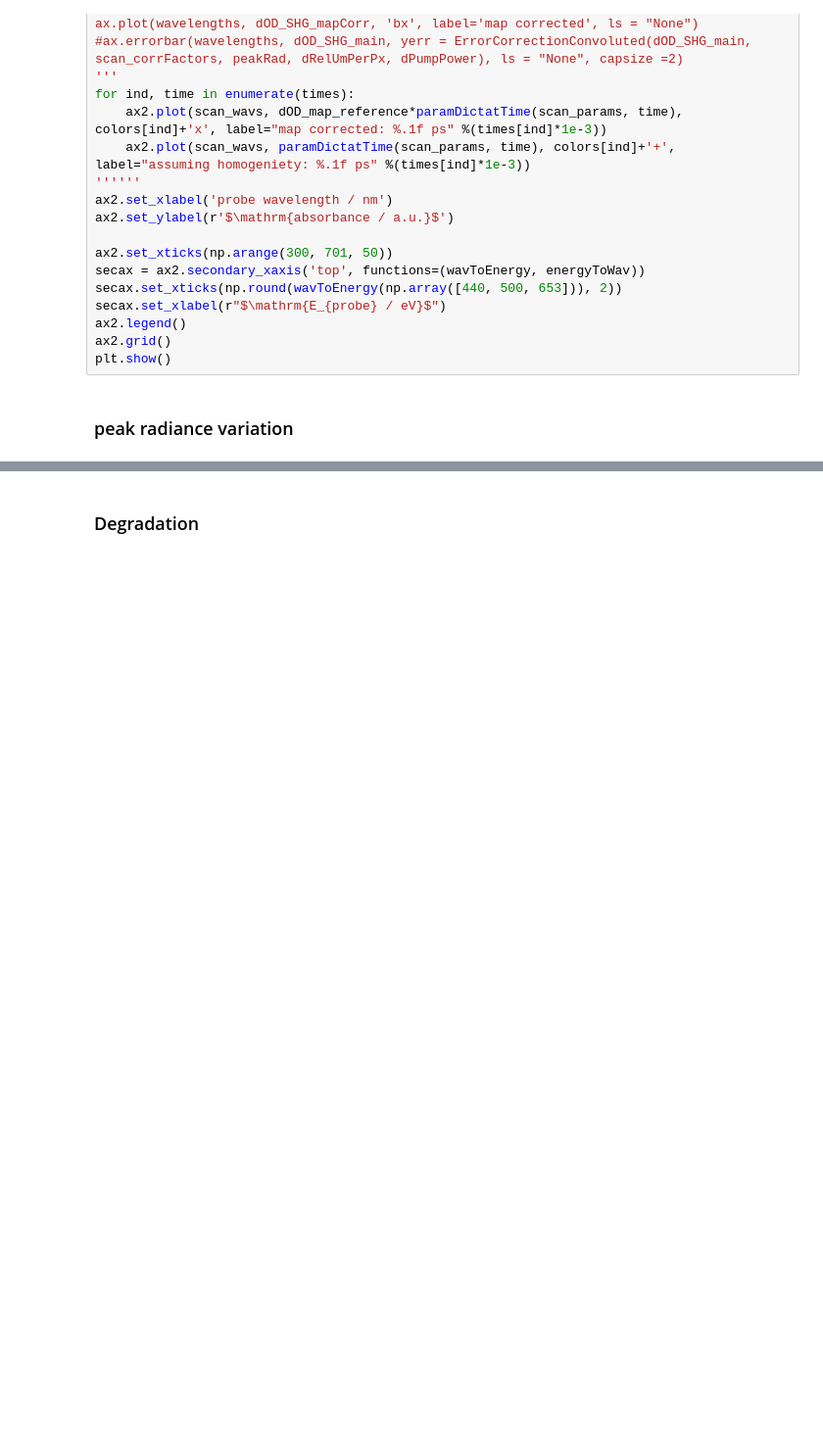
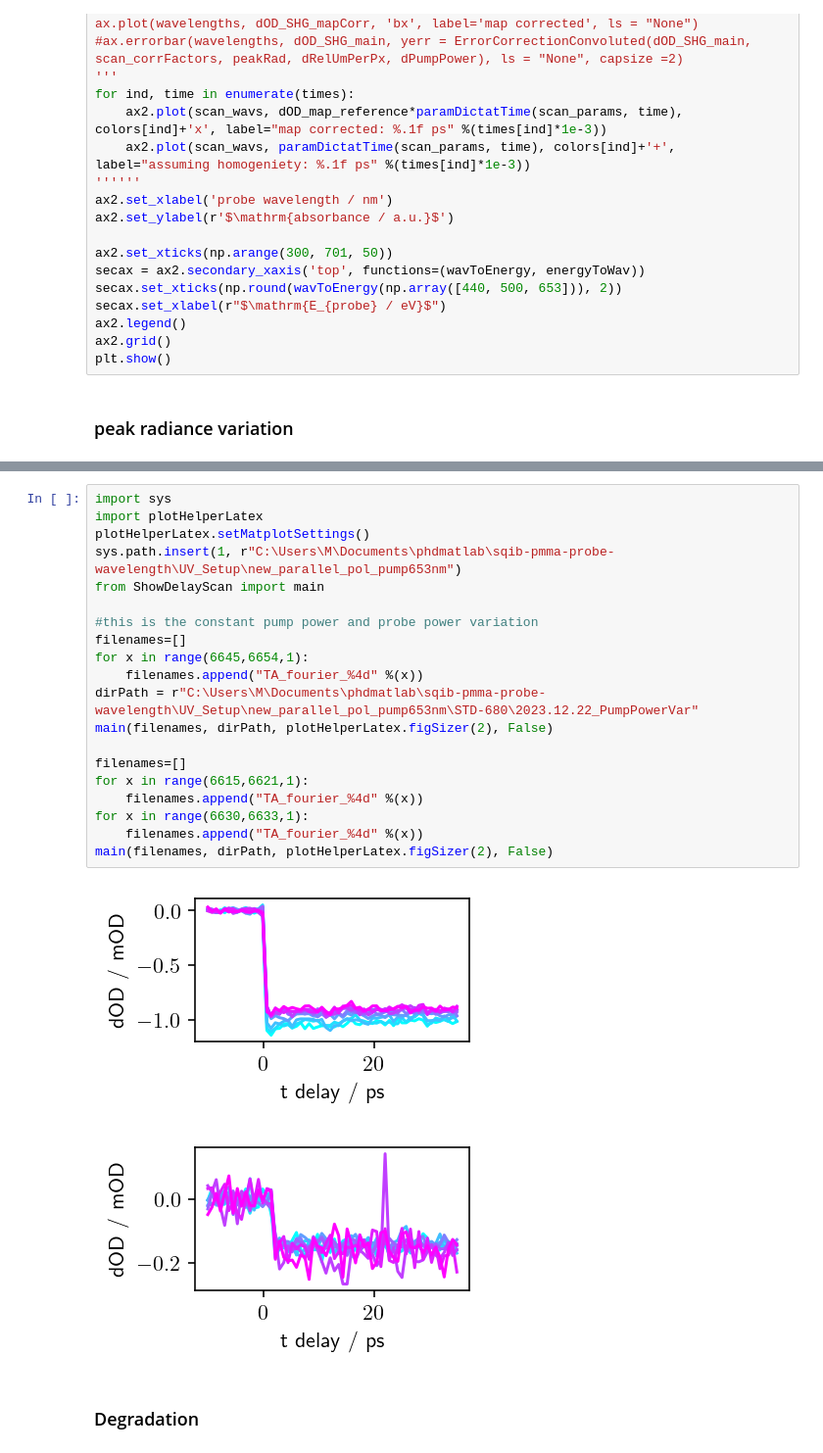
Before and after one commit to MJeindl/MasterProjectAlt, a Jupyter notebook: GraphsMThesisJeindl.ipynb, the cells around one changed output, grey strips where cells are left out. Shown at 98% size. Saved outputs shown, nothing was run; the diff lists cells and outputs as text; blank space fills up the shorter version.

```diff
--- a/GraphsMThesisJeindl.ipynb
+++ b/GraphsMThesisJeindl.ipynb
@@ -609,3 +612,26 @@ plt.show()
+# %%
+import sys
+import plotHelperLatex
+plotHelperLatex.setMatplotSettings()
+sys.path.insert(1, r"C:\Users\M\Documents\phdmatlab\sqib-pmma-probe-wavelength\UV_Setup\new_parallel_pol_pump653nm")
+from ShowDelayScan import main
+
+#this is the constant pump power and probe power variation
+filenames=[]
+for x in range(6645,6654,1):
+    filenames.append("TA_fourier_%4d" %(x))
+dirPath = r"C:\Users\M\Documents\phdmatlab\sqib-pmma-probe-wavelength\UV_Setup\new_parallel_pol_pump653nm\STD-680\2023.12.22_PumpPowerVar"
+main(filenames, dirPath, plotHelperLatex.figSizer(2), False)
+
+filenames=[]
+for x in range(6615,6621,1):
+    filenames.append("TA_fourier_%4d" %(x))
+for x in range(6630,6633,1):
+    filenames.append("TA_fourier_%4d" %(x))
+main(filenames, dirPath, plotHelperLatex.figSizer(2), False)
+# %% [output]
+[figure, added]
+[figure, added]
 # %% [markdown]
 ### Degradation
 # %%
```
Also changed, not shown: parts of 3 cells of this notebook, 1 other file.
